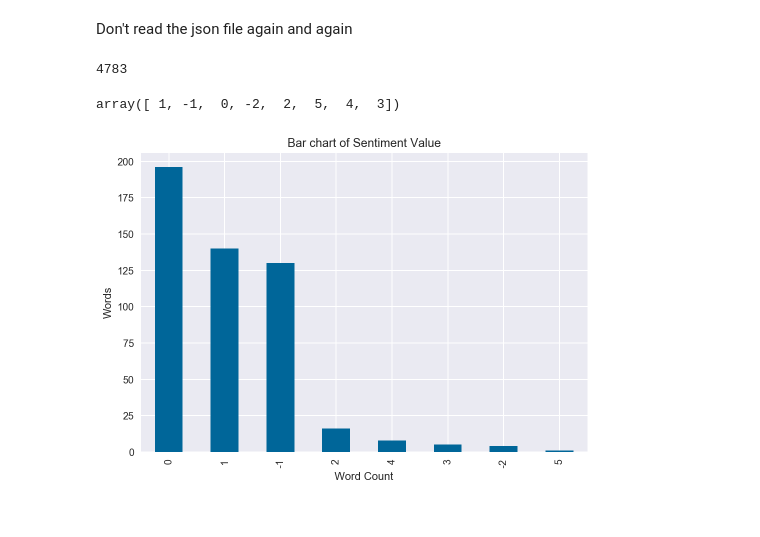
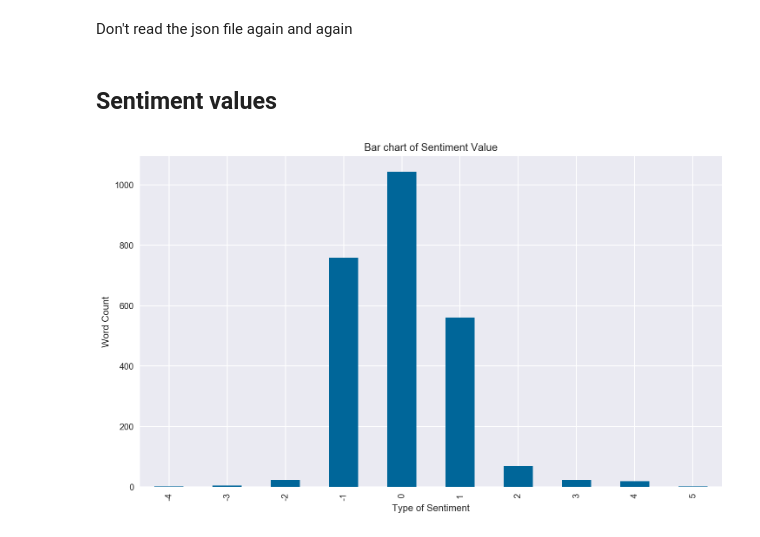
Before and after one commit to Rahulkg007/Media-Broadcasting, a Jupyter notebook: Assignment 2 Notebook.ipynb, the cells around one changed output. Drawn from its saved outputs; the diff is of its cells as text; code cells hidden in the pictures.

```diff
--- a/Assignment 2 Notebook.ipynb
+++ b/Assignment 2 Notebook.ipynb
@@ -17,9 +17,9 @@ from nltk.corpus import opinion_lexicon
 
 from colorama import Fore, Style
 import pandas as pd
+import numpy as np
 import matplotlib.pyplot as plt
 %config InlineBackend.figure_format = 'retina'
-plt.rcParams["figure.figsize"] = (10,7)
 plt.style.use('seaborn')
 # %%
 class TwitterProcessing:
@@ -89,7 +85,13 @@ file_name = 'sentiment_rawdata.json'
+# %%
+query = 'streaming service OR streaming movies OR streaming series'
+max_tweets = 2500
+output_file = 'streaming_service.json'
+
+# save_tweets(query, max_tweets, output_file)
 # %% [markdown]
 Don't read the json file again and again
 # %%
-with open(file_name, 'r') as f:
+with open(output_file, 'r') as f:
     for line in f:
         tweets = json.loads(line)
 # %%
@@ -101,24 +103,21 @@ tweetProcessor = TwitterProcessing(tweetTokenizer, lStopwords)
 
 PosWords = opinion_lexicon.positive()
 NegWords = opinion_lexicon.negative()
-# %%
-len(NegWords)
-# %% [output]
-4783
+# %% [markdown]
+## Sentiment values
 # %%
 lSentiment = countWordSentimentAnalysis(PosWords, NegWords, tweets, tweetProcessor)
 # lSentiment = vaderSentimentAnalysis(args.tweetsFile, args.print, tweetProcessor)
 # %%
-df = pd.DataFrame(lSentiment)
-df.columns = ['Timestamp', 'text','Sentiment']
-df.Sentiment.unique()
+streaming_tweets = pd.DataFrame(lSentiment)
+streaming_tweets.columns = ['Timestamp', 'text','Sentiment']
-# %% [output]
-array([ 1, -1,  0, -2,  2,  5,  4,  3])
 # %%
-pd.value_counts(df['Sentiment'].values, sort=True, ascending=False).plot(kind='bar', color='#006699')
-plt.xlabel('Word Count')
-plt.ylabel('Words')
+plt.rcParams["figure.figsize"] = (12,7)
+pd.value_counts(streaming_tweets['Sentiment'].values,
+                sort=True, ascending=False).sort_index().plot(kind='bar', color='#006699')
+plt.ylabel('Word Count')
+plt.xlabel('Type of Sentiment')
 plt.title('Bar chart of Sentiment Value')
 plt.legend().set_visible(False)
 # %% [output]
-[figure, old version]
+[figure, new version]
```
Also changed, not shown: parts of 6 cells of this notebook, 5 other files.
